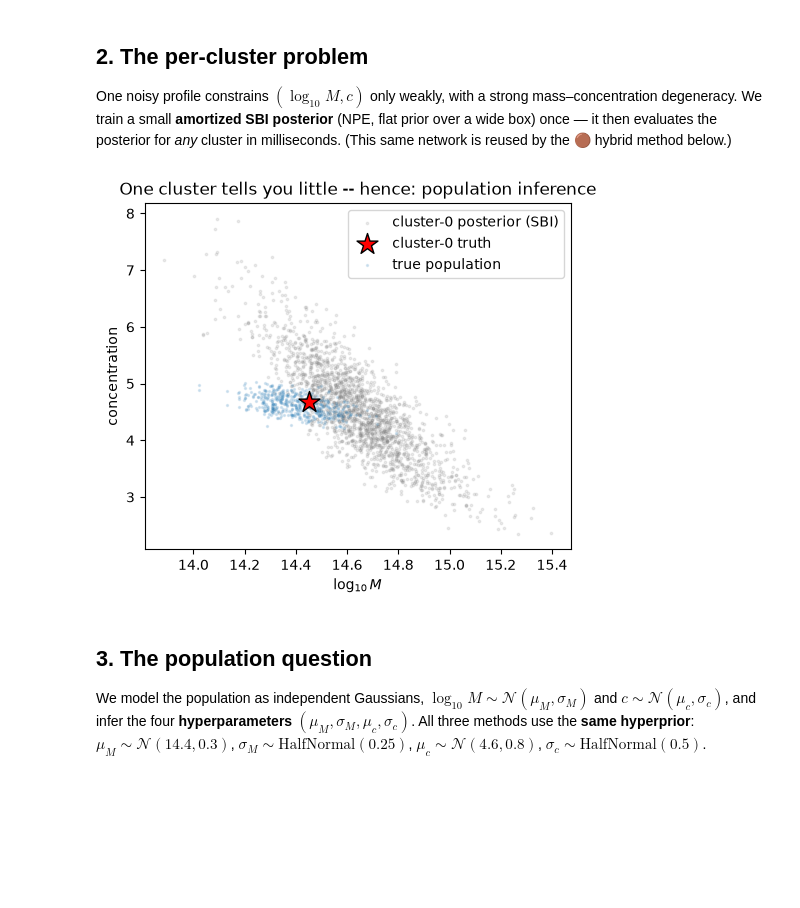
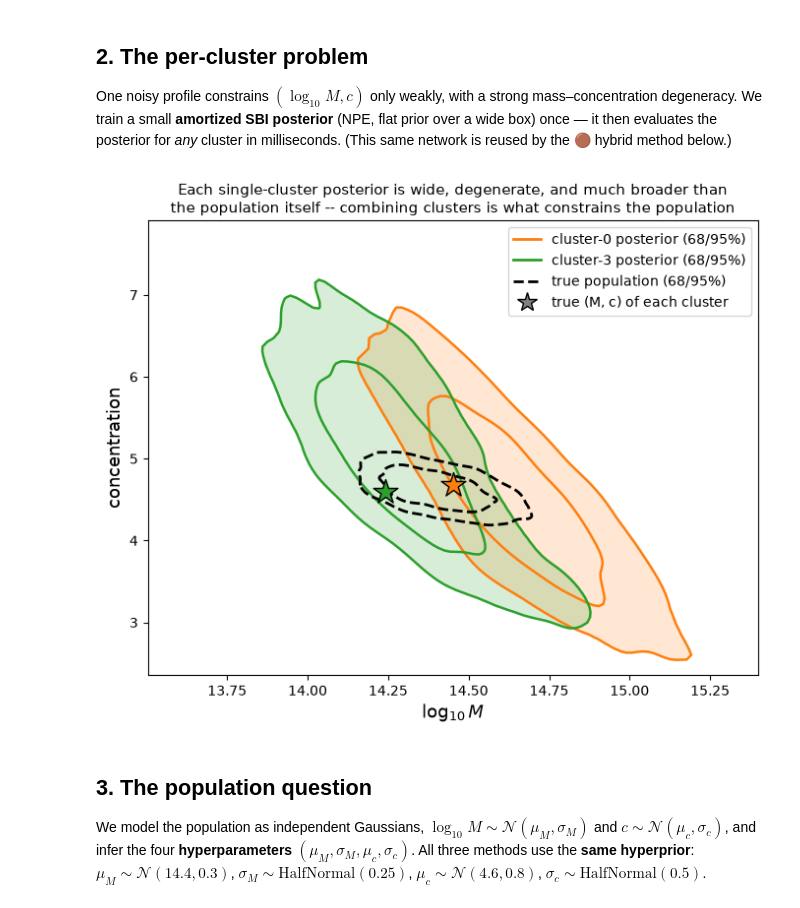
Before and after one commit to LSSTDESC/CL-SBI, a Jupyter notebook: notebooks/tutorial_01_population_inference/tutorial_01_population_inference.ipynb, the cells around one changed output. Cells and saved outputs as stored; diff of their text form; code cells hidden in the pictures; blank space fills up the shorter version.

```diff
--- a/notebooks/tutorial_01_population_inference/tutorial_01_population_inference.ipynb
+++ b/notebooks/tutorial_01_population_inference/tutorial_01_population_inference.ipynb
@@ -46,6 +46,17 @@ def cached(name, fn, where=CACHE):
 # package machinery (imported, not re-implemented -- see the paper / repo)
 from weaklensclustersbi.simulations import population, wlprofile
 
+def kde_contours(ax, samples, color, levels=(0.68, 0.95), ls="-", lw=1.8, fill=False, alpha=0.18):
+    """2D KDE contours enclosing the given probability mass."""
+    from scipy import stats as _st
+    x, y = samples[:, 0], samples[:, 1]
+    xx, yy = np.mgrid[x.min():x.max():90j, y.min():y.max():90j]
+    f = np.reshape(_st.gaussian_kde(samples.T)(np.vstack([xx.ravel(), yy.ravel()])), xx.shape)
+    sf = np.sort(f.ravel())[::-1]; cs = np.cumsum(sf); cs /= cs[-1]
+    cl = sorted(sf[np.searchsorted(cs, lv)] for lv in levels)
+    if fill: ax.contourf(xx, yy, f, levels=[cl[0], f.max()], colors=[color], alpha=alpha)
+    ax.contour(xx, yy, f, levels=cl, colors=[color], linewidths=lw, linestyles=ls)
+
 N_CLUSTERS = 5          # scale this up later (e.g. 10, 50) -- everything else adapts
 NOISE_DEX  = 0.3        # per-radial-bin log-normal noise (paper baseline)
 Z          = 0.275      # mid of the 0.2 < z < 0.35 bin
@@ -118,40 +129,50 @@ from sbi.inference import SNPE
 from sbi.utils import BoxUniform
 
 BOX_LO, BOX_HI = [13.4, 2.0], [15.4, 8.0]      # flat NPE prior (simplifies recycling: it cancels)
 
 def train_percluster_npe(n_train=4000):
     torch.manual_seed(SEED); np.random.seed(SEED)
     prior = BoxUniform(low=torch.tensor(BOX_LO), high=torch.tensor(BOX_HI))
     theta = prior.sample((n_train,)).numpy()
     x = np.array([np.log10(population.calculate_noise(
             wlprofile.simulate_nfw(m, c, RBINS, Z, kind="delta_sigma"), NOISE_DEX))
         for m, c in theta])
     inf = SNPE(prior=prior, density_estimator="maf")
     de = inf.append_simulations(torch.as_tensor(theta, dtype=torch.float32),
                                 torch.as_tensor(x, dtype=torch.float32)).train(show_train_summary=False)
     return inf.build_posterior(de)
 
 npe = cached("percluster_npe", train_percluster_npe)
 
 def percluster_samples(n=2000):
     out = []
     for i in range(N_CLUSTERS):
         s = npe.sample((n,), x=torch.as_tensor(OBS["log_profiles"][i], dtype=torch.float32),
                        show_progress_bars=False).numpy()
         out.append(s)
     return np.array(out)                        # (N_CLUSTERS, n, 2)
 
 PC = cached("percluster_samples", percluster_samples)
 np.savez(os.path.join(DATA, "percluster_posteriors.npz"), samples=PC, true_mc=OBS["true_mc"])  # shared deliverable
 
-fig, ax = plt.subplots(figsize=(5.5, 4.5))
-ax.scatter(PC[0][:, 0], PC[0][:, 1], s=3, alpha=0.15, color="gray", label="cluster-0 posterior (SBI)")
-ax.scatter(*OBS["true_mc"][0], marker="*", s=250, color="red", edgecolor="k", zorder=5, label="cluster-0 truth")
-ax.scatter(POP[::40, 0], POP[::40, 1], s=2, alpha=0.15, color="C0", label="true population")
-ax.set_xlabel(r"$\log_{10} M$"); ax.set_ylabel("concentration"); ax.legend()
-ax.set_title("One cluster tells you little -- hence: population inference"); plt.show()
+fig, ax = plt.subplots(figsize=(8, 6))
+kde_contours(ax, PC[0], "C1", fill=True)                      # cluster 0 posterior (68/95%)
+kde_contours(ax, PC[3], "C2", fill=True)                      # cluster 3 posterior
+kde_contours(ax, POP[:8000], "k", ls="--", lw=2)              # true population (68/95%)
+ax.scatter(*OBS["true_mc"][0], marker="*", s=350, color="C1", edgecolor="k", zorder=5)
+ax.scatter(*OBS["true_mc"][3], marker="*", s=350, color="C2", edgecolor="k", zorder=5)
+from matplotlib.lines import Line2D
+ax.legend(handles=[Line2D([], [], color="C1", lw=2, label="cluster-0 posterior (68/95%)"),
+                   Line2D([], [], color="C2", lw=2, label="cluster-3 posterior (68/95%)"),
+                   Line2D([], [], color="k", ls="--", lw=2, label="true population (68/95%)"),
+                   Line2D([], [], marker="*", ls="", ms=15, mfc="gray", mec="k", label="true (M, c) of each cluster")],
+          fontsize=10, loc="upper right")
+ax.set_xlabel(r"$\log_{10} M$", fontsize=13); ax.set_ylabel("concentration", fontsize=13)
+ax.set_title("Each single-cluster posterior is wide, degenerate, and much broader than\n"
+             "the population itself -- combining clusters is what constrains the population", fontsize=11)
+plt.show()
 # %% [output]
-[figure, old version]
+[figure, new version]
 # %% [markdown]
 ## 3. The population question
 
```
Also changed, not shown: parts of 3 cells of this notebook, 1 other file.
